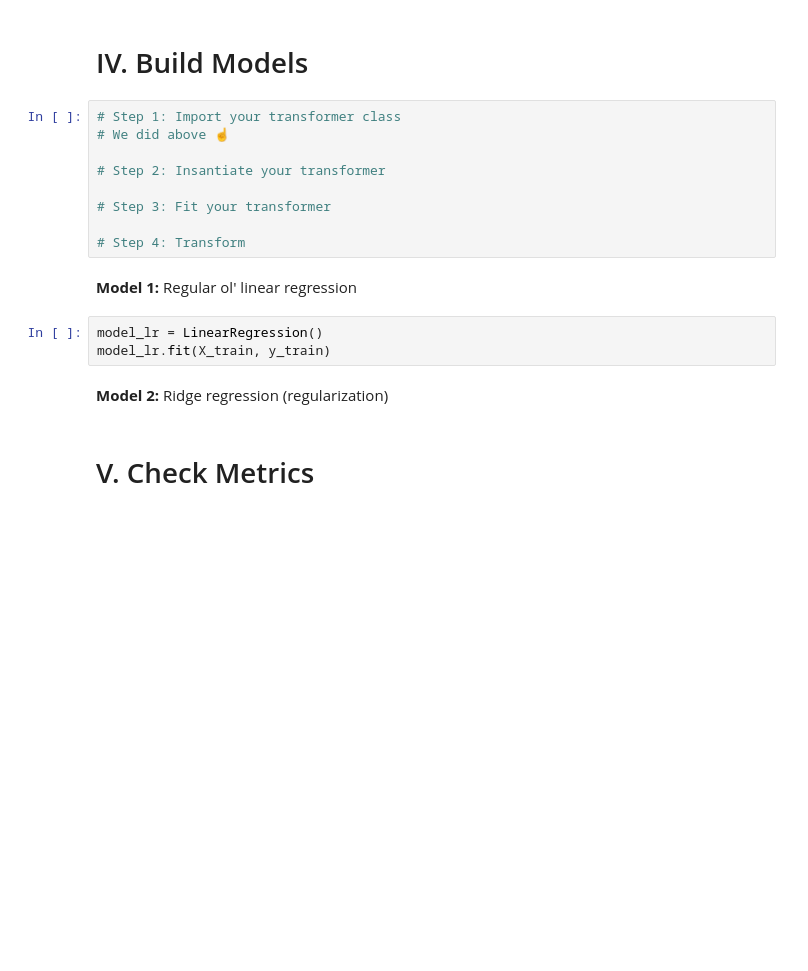
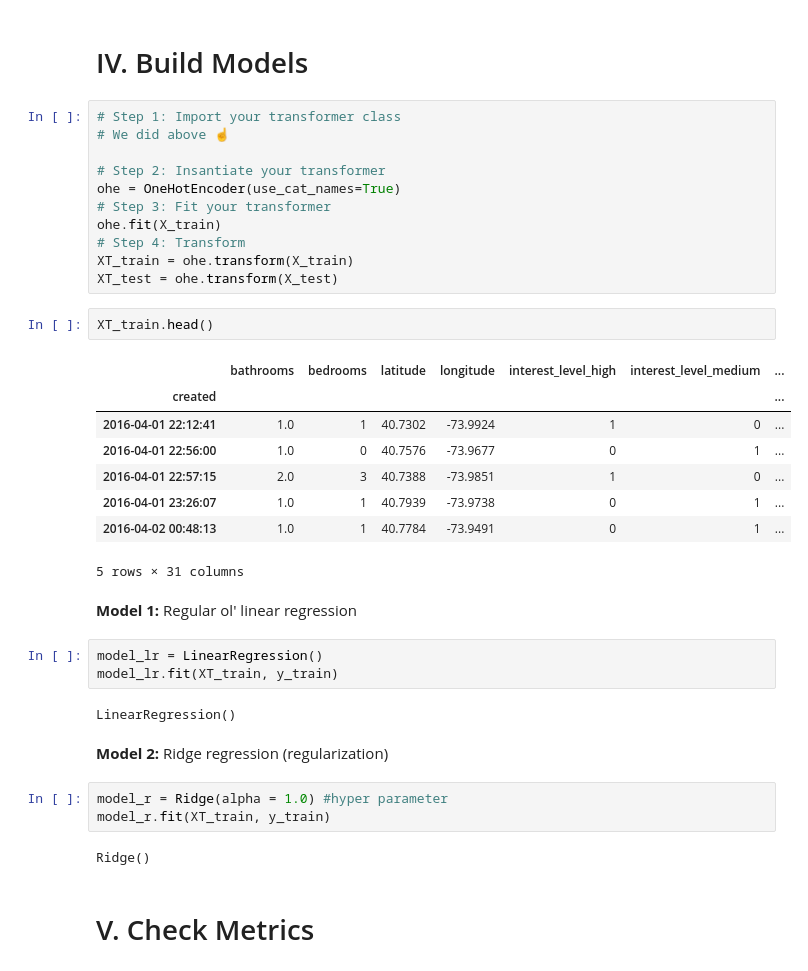
Before and after one commit to Vasanta2002/Sprint_5_linear_models, a Jupyter notebook: JDS_SHR_213_guided_project_notes.ipynb, the cells around one changed output. Saved outputs shown, nothing was run; the diff lists cells and outputs as text; blank space fills up the shorter version.

```diff
--- a/JDS_SHR_213_guided_project_notes.ipynb
+++ b/JDS_SHR_213_guided_project_notes.ipynb
@@ -181,17 +181,37 @@ Baseline MAE: 1201.8811133682555
 # We did above ☝️
 
 # Step 2: Insantiate your transformer
-
+ohe = OneHotEncoder(use_cat_names=True)
 # Step 3: Fit your transformer
-
+ohe.fit(X_train)
 # Step 4: Transform
+XT_train = ohe.transform(X_train)
+XT_test = ohe.transform(X_test)
+# %%
+XT_train.head()
+# %% [output]
+|  | bathrooms | bedrooms | latitude | longitude | interest_level_high | interest_level_medium | ... |
+| created |  |  |  |  |  |  | ... |
+| 2016-04-01 22:12:41 | 1.0 | 1 | 40.7302 | -73.9924 | 1 | 0 | ... |
+| 2016-04-01 22:56:00 | 1.0 | 0 | 40.7576 | -73.9677 | 0 | 1 | ... |
+| 2016-04-01 22:57:15 | 2.0 | 3 | 40.7388 | -73.9851 | 1 | 0 | ... |
+| 2016-04-01 23:26:07 | 1.0 | 1 | 40.7939 | -73.9738 | 0 | 1 | ... |
+| 2016-04-02 00:48:13 | 1.0 | 1 | 40.7784 | -73.9491 | 0 | 1 | ... |
+5 rows × 31 columns
 # %% [markdown]
 **Model 1:** Regular ol' linear regression
 # %%
 model_lr = LinearRegression()
-model_lr.fit(X_train, y_train)
+model_lr.fit(XT_train, y_train)
+# %% [output]
+LinearRegression()
 # %% [markdown]
 **Model 2:** Ridge regression (regularization)
+# %%
+model_r = Ridge(alpha = 1.0) #hyper parameter
+model_r.fit(XT_train, y_train)
+# %% [output]
+Ridge()
 # %% [markdown]
 # V. Check Metrics
 # %%
```
Also changed, not shown: parts of 5 cells of this notebook.
